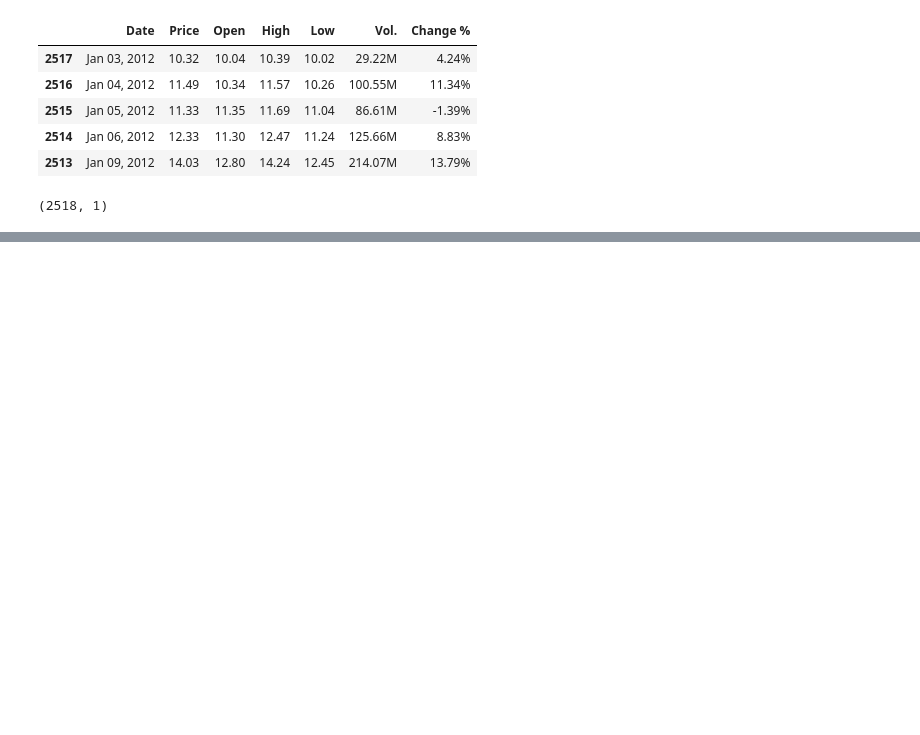
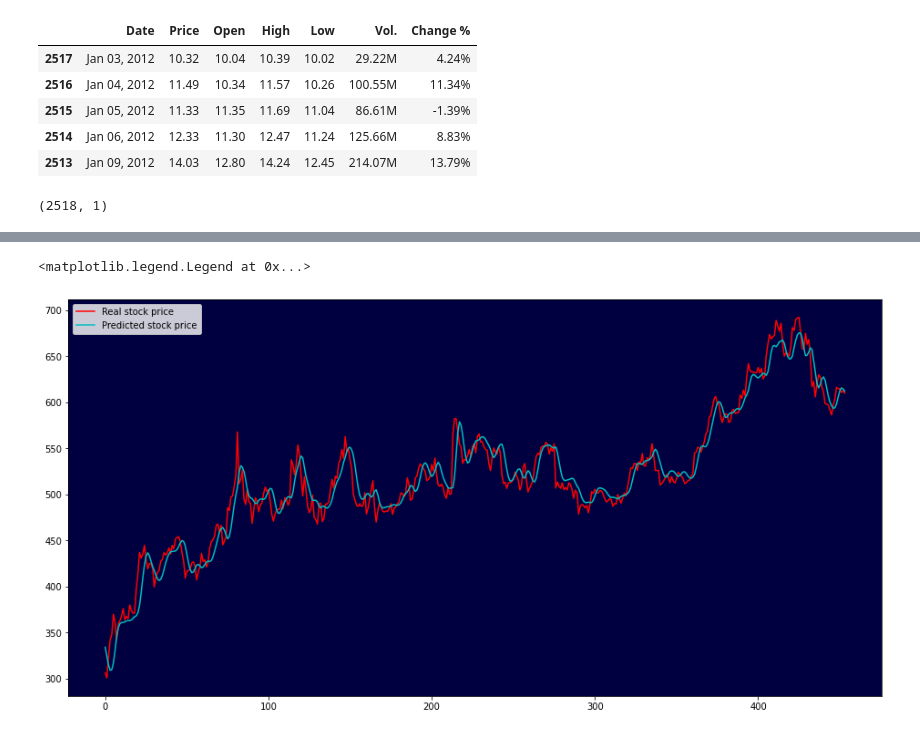
Before and after one commit to rtiedra/data-science, a Jupyter notebook: stock_price/stock_price.ipynb, the cells around one changed output, grey strips where cells are left out. Cells and saved outputs as stored; diff of their text form; code cells hidden in the pictures; blank space fills up the shorter version.

```diff
--- a/stock_price/stock_price.ipynb
+++ b/stock_price/stock_price.ipynb
@@ -45,0 +87,17 @@ print(arr_test.shape)
+# %%
+# Defining a function "create_data" which creates two numpy arrays x, y from an input array "arr"
+# The 1D numpy array y contains all the last values of arr, starting from the 50th value
+# The 2D numpy array x contains all the lists of last 50 values of arr
+
+def create_data(arr):
+    x, y = [], []
+    for i in range(50, arr.shape[0]):
+        x.append(arr[i-50: i, 0])
+        y.append(arr[i, 0])
+    x, y = np.array(x), np.array(y)
+    return x,y
+# %%
+# Using the function "create_data" to create the training and test datasets
+
+x_train, y_train = create_data(arr_train)
+x_test, y_test = create_data(arr_test)
@@ -91,0 +137,3 @@ array([[0.06642321],
+# %%
+x_train = np.reshape(x_train, (x_train.shape[0], x_train.shape[1], 1))
+x_test = np.reshape(x_test, (x_test.shape[0], x_test.shape[1], 1))
@@ -91,0 +167,19 @@ array([[0.06642321],
+# %%
+# Storing in numpy array "predicted_prices" the stock prices predicted by the LSTM model
+# Storing in numpy array "real_prices" the real stock prices
+# Rescaling both datasets to the original scale
+
+model = load_model('stock_price.h5')
+predicted_prices = model.predict(x_test)
+predicted_prices = scaler.inverse_transform(predicted_prices)
+real_prices = scaler.inverse_transform(y_test.reshape(-1, 1))
+# %%
+_, p = plt.subplots(figsize=(16,8))
+
+p.plot(real_prices, color='r', label='Real stock price')
+p.plot(predicted_prices, color='c', label='Predicted stock price')
+p.set_facecolor('#000040')
+p.legend()
+# %% [output]
+<matplotlib.legend.Legend at 0x...>
+[figure, added]
```
Also changed, not shown: parts of 12 cells of this notebook, 2 other files.
